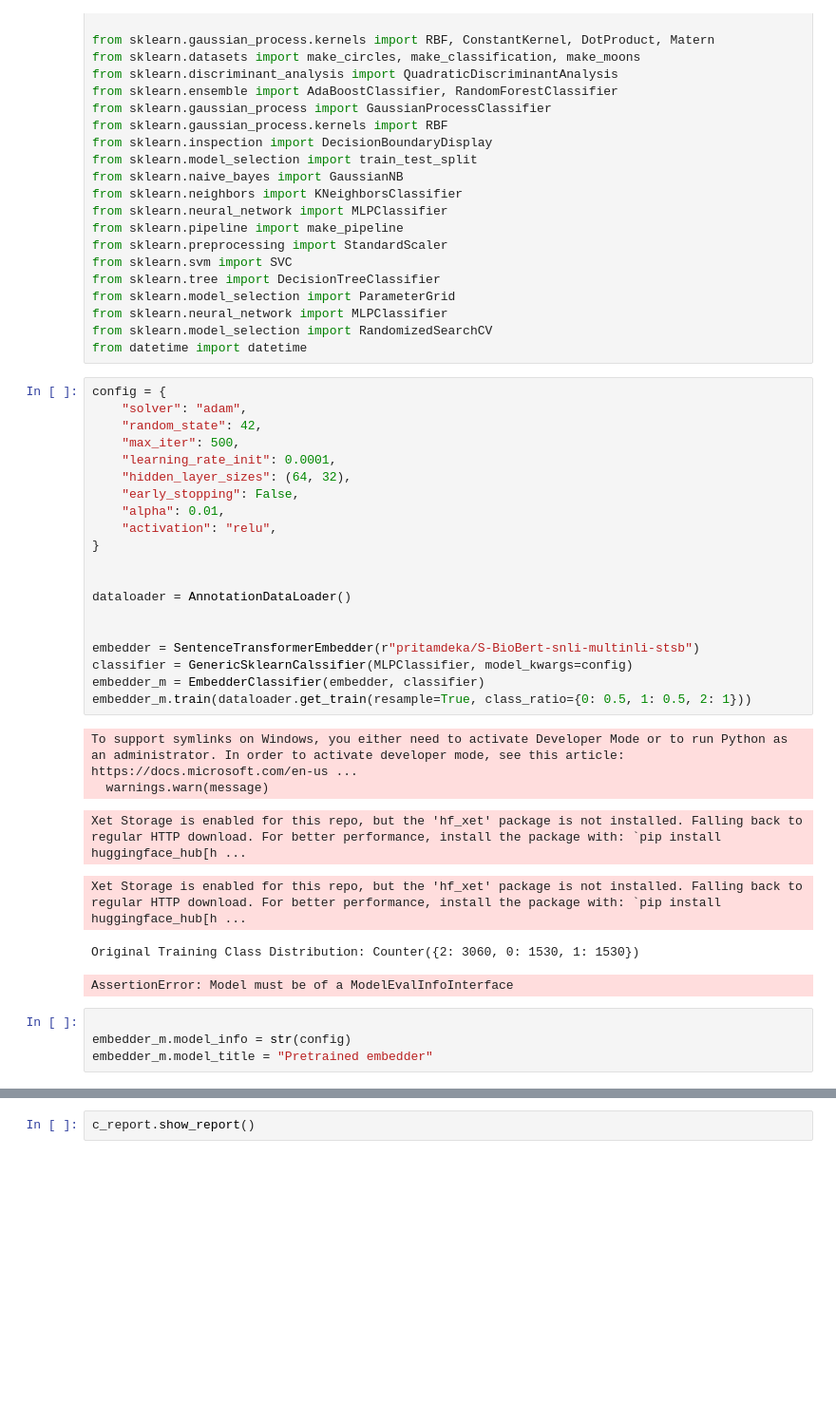
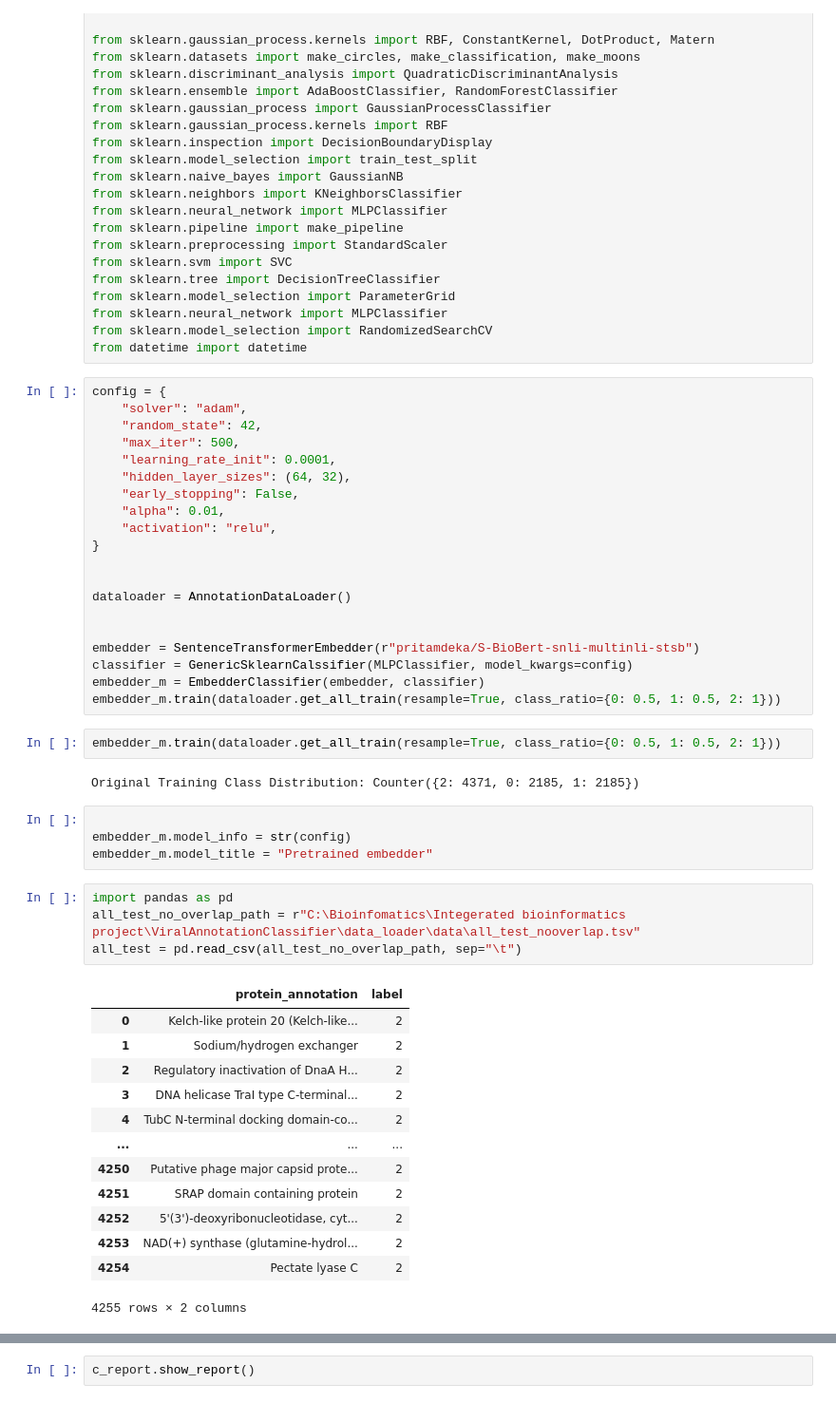
Before and after one commit to ElonGawi/Viral-Annotation-Classifier, a Jupyter notebook: Embeder_final_model.ipynb, the cells around one changed output, grey strips where cells are left out. Shown at 95% size. Cells and saved outputs as stored; diff of their text form; blank space fills up the shorter version.

```diff
--- a/Embeder_final_model.ipynb
+++ b/Embeder_final_model.ipynb
@@ -51,16 +51,31 @@ dataloader = AnnotationDataLoader()
 embedder = SentenceTransformerEmbedder(r"pritamdeka/S-BioBert-snli-multinli-stsb")
 classifier = GenericSklearnCalssifier(MLPClassifier, model_kwargs=config)
 embedder_m = EmbedderClassifier(embedder, classifier)
-embedder_m.train(dataloader.get_train(resample=True, class_ratio={0: 0.5, 1: 0.5, 2: 1}))
+embedder_m.train(dataloader.get_all_train(resample=True, class_ratio={0: 0.5, 1: 0.5, 2: 1}))
-# %% [output]
-To support symlinks on Windows, you either need to activate Developer Mode or to run Python as an administrator. In order to activate developer mode, see this article: https://docs.microsoft.com/en-us ...
-  warnings.warn(message)
-Xet Storage is enabled for this repo, but the 'hf_xet' package is not installed. Falling back to regular HTTP download. For better performance, install the package with: `pip install huggingface_hub[h ...
-Xet Storage is enabled for this repo, but the 'hf_xet' package is not installed. Falling back to regular HTTP download. For better performance, install the package with: `pip install huggingface_hub[h ...
-Original Training Class Distribution: Counter({2: 3060, 0: 1530, 1: 1530})
-AssertionError: Model must be of a ModelEvalInfoInterface
+# %%
+embedder_m.train(dataloader.get_all_train(resample=True, class_ratio={0: 0.5, 1: 0.5, 2: 1}))
+# %% [output]
+Original Training Class Distribution: Counter({2: 4371, 0: 2185, 1: 2185})
 # %%
 
 embedder_m.model_info = str(config)
 embedder_m.model_title = "Pretrained embedder"
+# %%
+import pandas as pd
+all_test_no_overlap_path = r"C:\Bioinfomatics\Integerated bioinformatics project\ViralAnnotationClassifier\data_loader\data\all_test_nooverlap.tsv"
+all_test = pd.read_csv(all_test_no_overlap_path, sep="\t")
+# %% [output]
+|  | protein_annotation | label |
+| 0 | Kelch-like protein 20 (Kelch-like... | 2 |
+| 1 | Sodium/hydrogen exchanger | 2 |
+| 2 | Regulatory inactivation of DnaA H... | 2 |
+| 3 | DNA helicase TraI type C-terminal... | 2 |
+| 4 | TubC N-terminal docking domain-co... | 2 |
+| ... | ... | ... |
+| 4250 | Putative phage major capsid prote... | 2 |
+| 4251 | SRAP domain containing protein | 2 |
+| 4252 | 5'(3')-deoxyribonucleotidase, cyt... | 2 |
+| 4253 | NAD(+) synthase (glutamine-hydrol... | 2 |
+| 4254 | Pectate lyase C | 2 |
+4255 rows × 2 columns
 # %%
```
Also changed, not shown: parts of 7 cells of this notebook.
